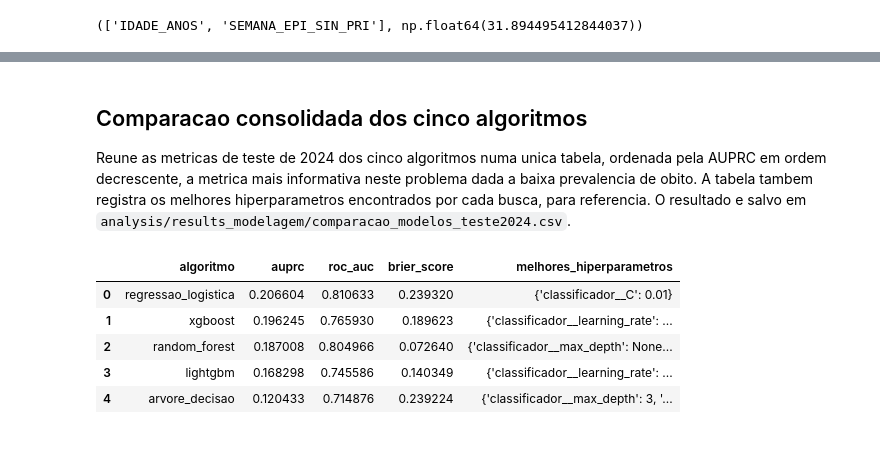
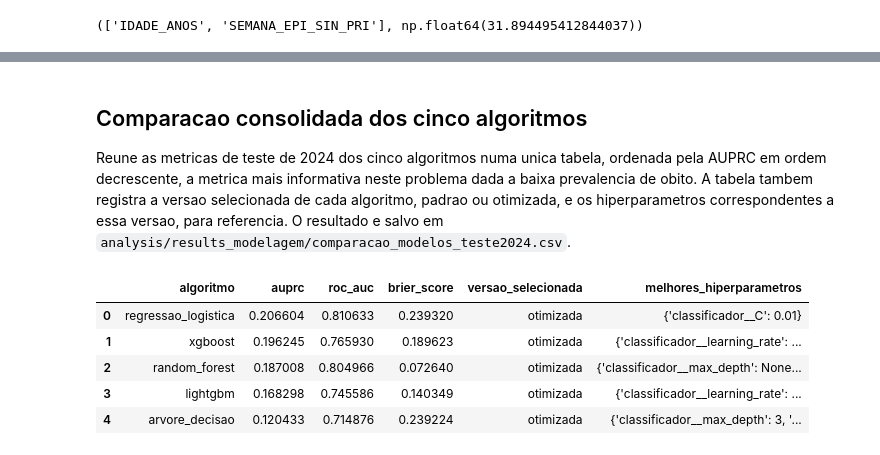
Before and after one commit to jorgedss/chikungunya_ml_project, a Jupyter notebook: notebooks/02_models/01_treino_e_teste.ipynb, the cells around one changed output, grey strips where cells are left out. Cells and saved outputs as stored; diff of their text form; code cells hidden in the pictures.

```diff
--- a/notebooks/02_models/01_treino_e_teste.ipynb
+++ b/notebooks/02_models/01_treino_e_teste.ipynb
@@ -141,9 +265,12 @@ pipeline_logistica = Pipeline(
     ]
 )
 
-grid_logistica = {"classificador__C": [0.01, 0.1, 1, 10]}
+grid_logistica_padrao = {"classificador__C": [1.0]}
+grid_logistica_otimizado = {"classificador__C": [0.01, 0.1, 1, 10]}
 
-resultado_logistica = executar_algoritmo("regressao_logistica", pipeline_logistica, grid_logistica)
+resultado_logistica = executar_algoritmo(
+    "regressao_logistica", pipeline_logistica, grid_logistica_padrao, grid_logistica_otimizado
+)
 resultados_por_algoritmo.append(resultado_logistica)
 resultado_logistica
 # %% [output]
@@ -206,13 +353,20 @@ pipeline_random_forest = Pipeline(
     ]
 )
 
-grid_random_forest = {
+grid_random_forest_padrao = {
+    "classificador__n_estimators": [100],
+    "classificador__max_depth": [None],
+    "classificador__min_samples_leaf": [1],
+}
+grid_random_forest_otimizado = {
     "classificador__n_estimators": [200, 500],
     "classificador__max_depth": [5, 10, None],
     "classificador__min_samples_leaf": [1, 5],
 }
 
-resultado_random_forest = executar_algoritmo("random_forest", pipeline_random_forest, grid_random_forest)
+resultado_random_forest = executar_algoritmo(
+    "random_forest", pipeline_random_forest, grid_random_forest_padrao, grid_random_forest_otimizado
+)
 resultados_por_algoritmo.append(resultado_random_forest)
 resultado_random_forest
 # %% [output]
@@ -250,13 +414,20 @@ pipeline_xgboost = Pipeline(
     ]
 )
 
-grid_xgboost = {
+grid_xgboost_padrao = {
+    "classificador__n_estimators": [100],
+    "classificador__max_depth": [6],
+    "classificador__learning_rate": [0.3],
+}
+grid_xgboost_otimizado = {
     "classificador__n_estimators": [100, 300],
     "classificador__max_depth": [3, 5],
     "classificador__learning_rate": [0.05, 0.1],
 }
 
-resultado_xgboost = executar_algoritmo("xgboost", pipeline_xgboost, grid_xgboost)
+resultado_xgboost = executar_algoritmo(
+    "xgboost", pipeline_xgboost, grid_xgboost_padrao, grid_xgboost_otimizado
+)
 resultados_por_algoritmo.append(resultado_xgboost)
 resultado_xgboost
 # %% [output]
@@ -292,13 +473,20 @@ pipeline_lightgbm = Pipeline(
     ]
 )
 
-grid_lightgbm = {
+grid_lightgbm_padrao = {
+    "classificador__n_estimators": [100],
+    "classificador__max_depth": [-1],
+    "classificador__learning_rate": [0.1],
+}
+grid_lightgbm_otimizado = {
     "classificador__n_estimators": [100, 300],
     "classificador__max_depth": [3, 5, -1],
     "classificador__learning_rate": [0.05, 0.1],
 }
 
-resultado_lightgbm = executar_algoritmo("lightgbm", pipeline_lightgbm, grid_lightgbm)
+resultado_lightgbm = executar_algoritmo(
+    "lightgbm", pipeline_lightgbm, grid_lightgbm_padrao, grid_lightgbm_otimizado
+)
 resultados_por_algoritmo.append(resultado_lightgbm)
 resultado_lightgbm
 # %% [output]
@@ -313,22 +510,24 @@ resultado_lightgbm
 ## Comparacao consolidada dos cinco algoritmos
 
 Reune as metricas de teste de 2024 dos cinco algoritmos numa unica tabela, ordenada pela AUPRC em ordem decrescente, a metrica mais informativa neste problema dada a baixa prevalencia de obito.
-A tabela tambem registra os melhores hiperparametros encontrados por cada busca, para referencia.
+A tabela tambem registra a versao selecionada de cada algoritmo, padrao ou otimizada, e os hiperparametros correspondentes a essa versao, para referencia.
 O resultado e salvo em `analysis/results_modelagem/comparacao_modelos_teste2024.csv`.
 # %%
 tabela_comparativa = pd.DataFrame(resultados_por_algoritmo)
 tabela_comparativa = (
-    tabela_comparativa[["algoritmo", "auprc", "roc_auc", "brier_score", "melhores_hiperparametros"]]
+    tabela_comparativa[
+        ["algoritmo", "auprc", "roc_auc", "brier_score", "versao_selecionada", "melhores_hiperparametros"]
+    ]
     .sort_values("auprc", ascending=False)
     .reset_index(drop=True)
 )
 
 tabela_comparativa.to_csv(DIRETORIO_RESULTADOS_ANALISE / "comparacao_modelos_teste2024.csv", index=False)
 tabela_comparativa
 # %% [output]
-|  | algoritmo | auprc | roc_auc | brier_score | melhores_hiperparametros |
-| 0 | regressao_logistica | 0.206604 | 0.810633 | 0.239320 | {'classificador__C': 0.01} |
-| 1 | xgboost | 0.196245 | 0.765930 | 0.189623 | {'classificador__learning_rate': ... |
-| 2 | random_forest | 0.187008 | 0.804966 | 0.072640 | {'classificador__max_depth': None... |
-| 3 | lightgbm | 0.168298 | 0.745586 | 0.140349 | {'classificador__learning_rate': ... |
-| 4 | arvore_decisao | 0.120433 | 0.714876 | 0.239224 | {'classificador__max_depth': 3, '... |
+|  | algoritmo | auprc | roc_auc | brier_score | versao_selecionada | melhores_hiperparametros |
+| 0 | regressao_logistica | 0.206604 | 0.810633 | 0.239320 | otimizada | {'classificador__C': 0.01} |
+| 1 | xgboost | 0.196245 | 0.765930 | 0.189623 | otimizada | {'classificador__learning_rate': ... |
+| 2 | random_forest | 0.187008 | 0.804966 | 0.072640 | otimizada | {'classificador__max_depth': None... |
+| 3 | lightgbm | 0.168298 | 0.745586 | 0.140349 | otimizada | {'classificador__learning_rate': ... |
+| 4 | arvore_decisao | 0.120433 | 0.714876 | 0.239224 | otimizada | {'classificador__max_depth': 3, '... |
```
Also changed, not shown: parts of 19 cells of this notebook.
